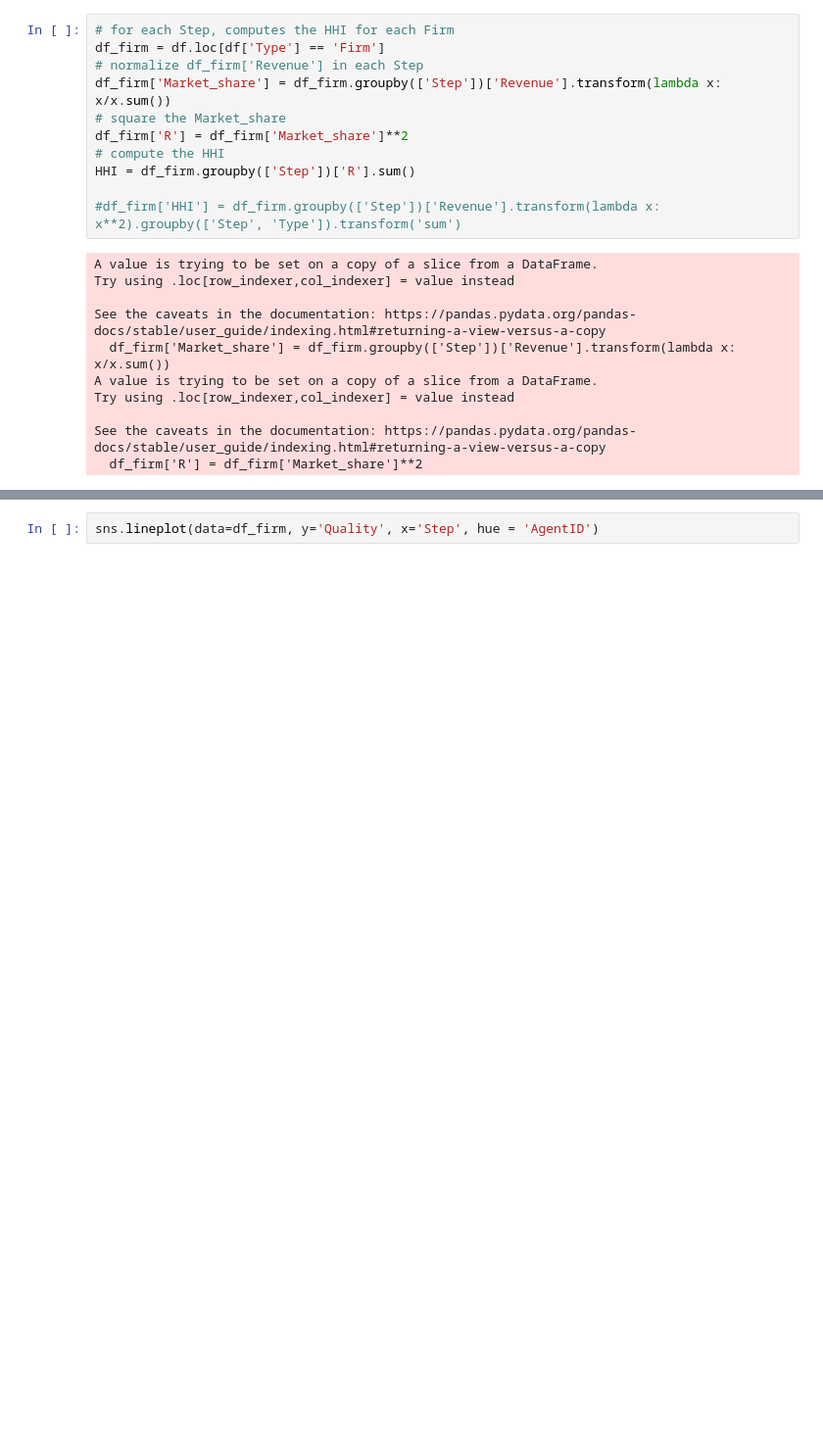
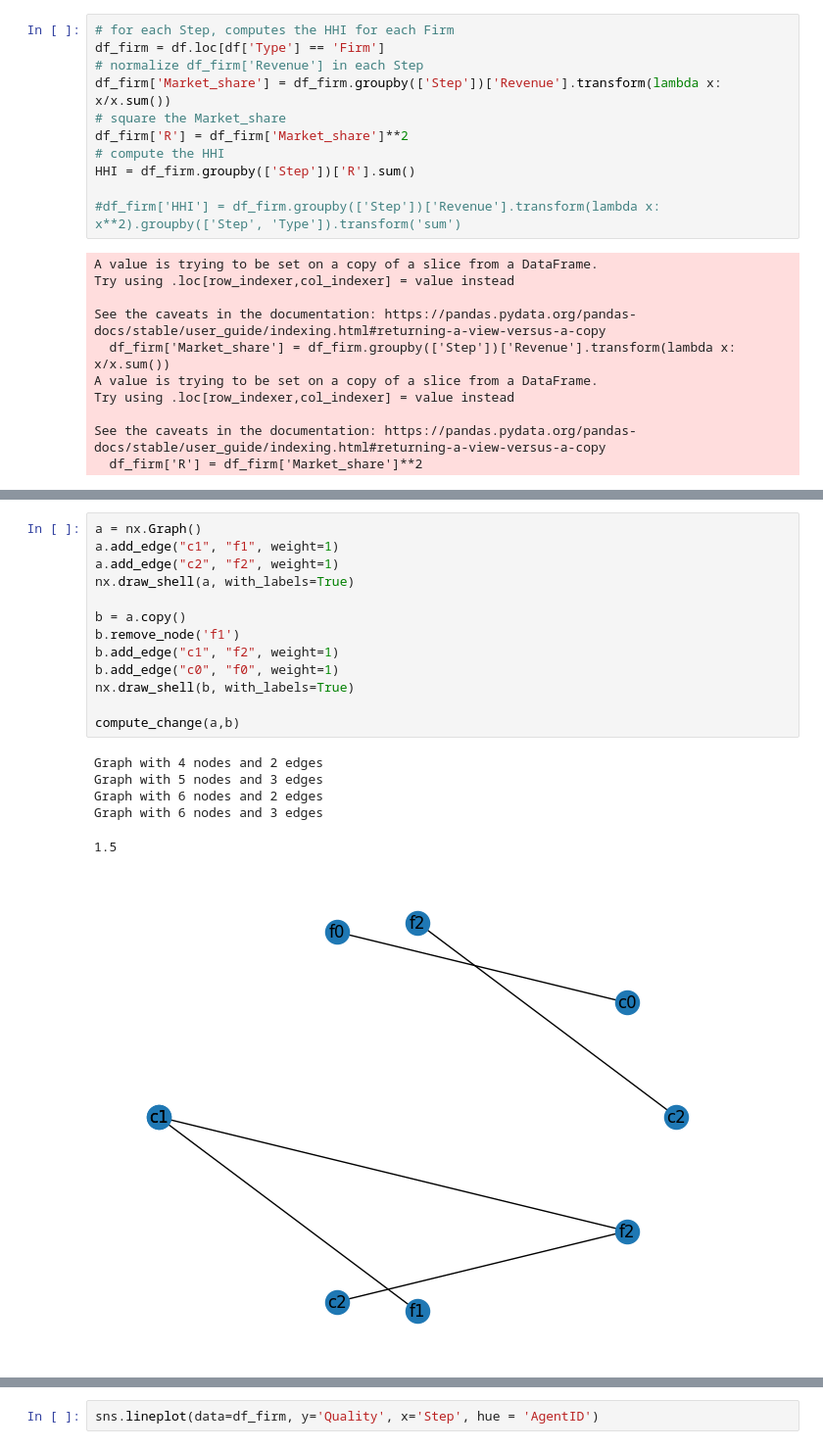
Before and after one commit to TabernaA/WWCS_2023_markets, a Jupyter notebook: model_run.ipynb, the cells around one changed output, grey strips where cells are left out. Shown at 98% size. Cells and saved outputs as stored; diff of their text form; blank space fills up the shorter version.

```diff
--- a/model_run.ipynb
+++ b/model_run.ipynb
@@ -159,2 +172,22 @@ plt.plot(our_metric)
+# %%
+a = nx.Graph()
+a.add_edge("c1", "f1", weight=1)
+a.add_edge("c2", "f2", weight=1)
+nx.draw_shell(a, with_labels=True)
+
+b = a.copy()
+b.remove_node('f1')
+b.add_edge("c1", "f2", weight=1)
+b.add_edge("c0", "f0", weight=1)
+nx.draw_shell(b, with_labels=True)
+
+compute_change(a,b)
+# %% [output]
+Graph with 4 nodes and 2 edges
+Graph with 5 nodes and 3 edges
+Graph with 6 nodes and 2 edges
+Graph with 6 nodes and 3 edges
+1.5
+[figure, added]
 # %%
 HHI.plot()
```
Also changed, not shown: parts of 18 cells of this notebook, 2 other files.
